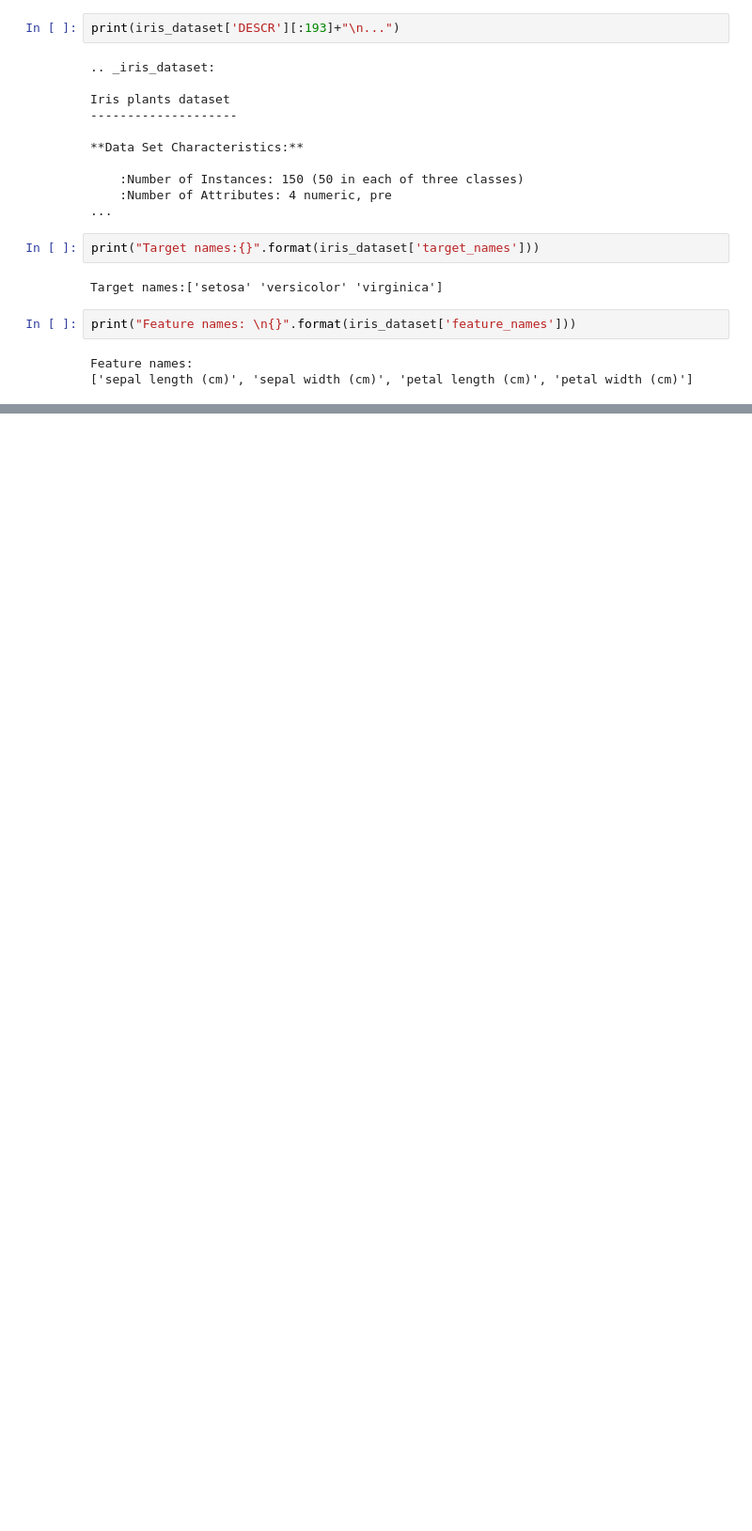
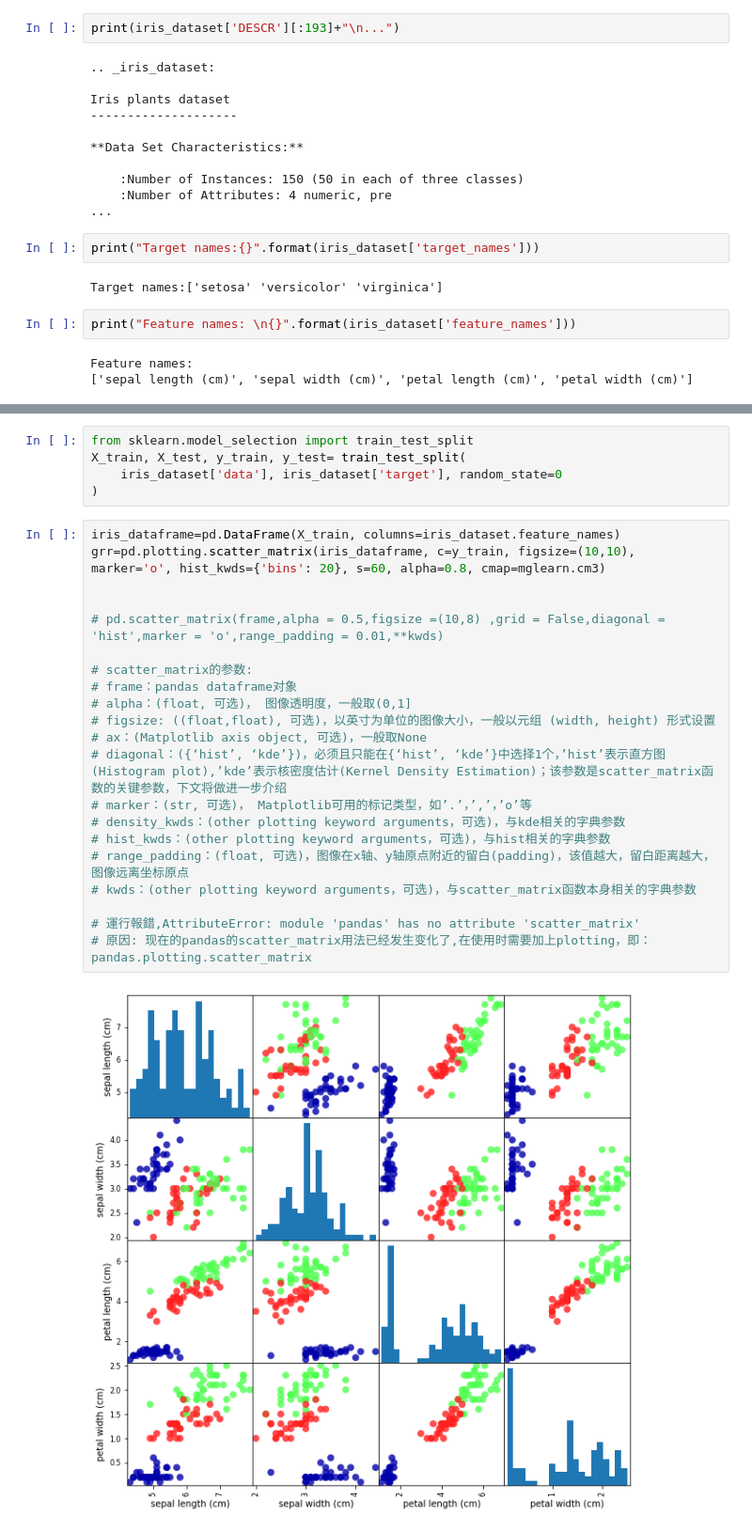
Before and after one commit to ll-0620/machineLearning, a Jupyter notebook: Iris_02.ipynb, the cells around one changed output, grey strips where cells are left out. Shown: that part at 94% size. Saved outputs shown, nothing was run; the diff lists cells and outputs as text; blank space fills up the shorter version.

```diff
--- a/Iris_02.ipynb
+++ b/Iris_02.ipynb
@@ -35,0 +62,28 @@ Feature names:
+# %%
+from sklearn.model_selection import train_test_split
+X_train, X_test, y_train, y_test= train_test_split(
+    iris_dataset['data'], iris_dataset['target'], random_state=0
+)
+# %%
+iris_dataframe=pd.DataFrame(X_train, columns=iris_dataset.feature_names)
+grr=pd.plotting.scatter_matrix(iris_dataframe, c=y_train, figsize=(10,10), marker='o', hist_kwds={'bins': 20}, s=60, alpha=0.8, cmap=mglearn.cm3)
+
+
+# pd.scatter_matrix(frame,alpha = 0.5,figsize =(10,8) ,grid = False,diagonal = 'hist',marker = 'o',range_padding = 0.01,**kwds)
+
+# scatter_matrix的参数:
+# frame：pandas dataframe对象
+# alpha：(float, 可选)， 图像透明度，一般取(0,1]
+# figsize: ((float,float), 可选)，以英寸为单位的图像大小，一般以元组 (width, height) 形式设置
+# ax：(Matplotlib axis object, 可选)，一般取None
+# diagonal：({‘hist’, ‘kde’})，必须且只能在{‘hist’, ‘kde’}中选择1个，’hist’表示直方图(Histogram plot),’kde’表示核密度估计(Kernel Density Estimation)；该参数是scatter_matrix函数的关键参数，下文将做进一步介绍
+# marker：(str, 可选)， Matplotlib可用的标记类型，如’.’，’,’，’o’等
+# density_kwds：(other plotting keyword arguments，可选)，与kde相关的字典参数
+# hist_kwds：(other plotting keyword arguments，可选)，与hist相关的字典参数
+# range_padding：(float, 可选)，图像在x轴、y轴原点附近的留白(padding)，该值越大，留白距离越大，图像远离坐标原点
+# kwds：(other plotting keyword arguments，可选)，与scatter_matrix函数本身相关的字典参数
+
+# 運行報錯,AttributeError: module 'pandas' has no attribute 'scatter_matrix'
+# 原因: 现在的pandas的scatter_matrix用法已经发生变化了,在使用时需要加上plotting，即：pandas.plotting.scatter_matrix
+# %% [output]
+[figure, added]
```
Also changed, not shown: parts of 9 cells of this notebook, 5 other files.
